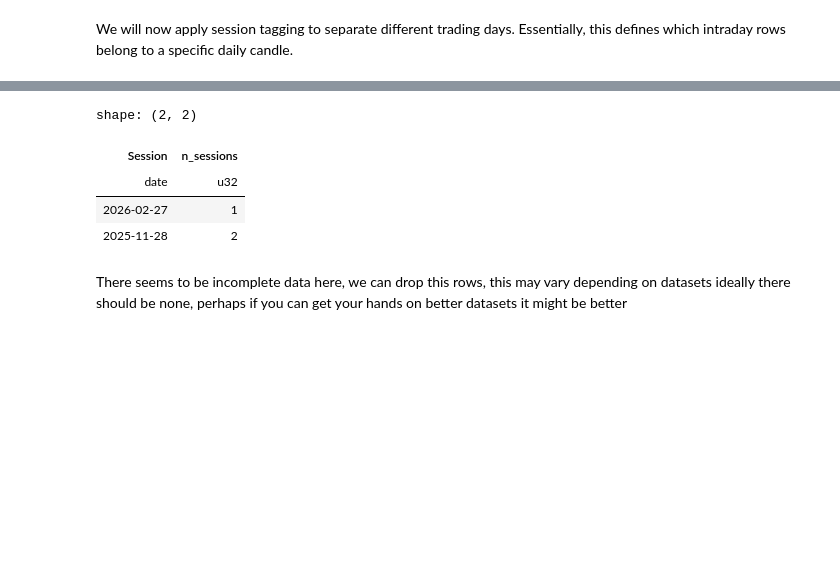
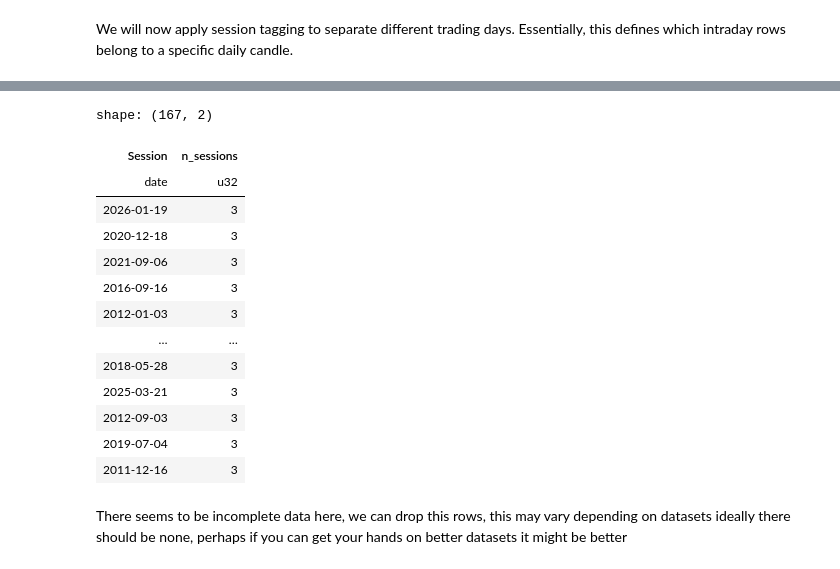
Before and after one commit to KevinTheDuck/ohlc-excursion-model, a Jupyter notebook: notebooks/02_data_analysis.ipynb, the cells around one changed output, grey strips where cells are left out. Cells and saved outputs as stored; diff of their text form; code cells hidden in the pictures; blank space fills up the shorter version.

```diff
--- a/notebooks/02_data_analysis.ipynb
+++ b/notebooks/02_data_analysis.ipynb
@@ -94,13 +94,22 @@ shape: (5, 2)
 # %%
 df.group_by("Session").agg(
     pl.col("Intraday_Session").n_unique().alias("n_sessions")
-).filter(pl.col("n_sessions") != 3)
+).filter(pl.col("n_sessions") != 4)
 # %% [output]
-shape: (2, 2)
+shape: (167, 2)
 | Session | n_sessions |
 | date | u32 |
-| 2026-02-27 | 1 |
-| 2025-11-28 | 2 |
+| 2026-01-19 | 3 |
+| 2020-12-18 | 3 |
+| 2021-09-06 | 3 |
+| 2016-09-16 | 3 |
+| 2012-01-03 | 3 |
+| … | … |
+| 2018-05-28 | 3 |
+| 2025-03-21 | 3 |
+| 2012-09-03 | 3 |
+| 2019-07-04 | 3 |
+| 2011-12-16 | 3 |
 # %% [markdown]
 There seems to be incomplete data here, we can drop this rows, this may vary depending on datasets ideally there should be none, perhaps if you can get your hands on better datasets it might be better
 # %%
```
Also changed, not shown: parts of 10 cells of this notebook, 7 other files.
